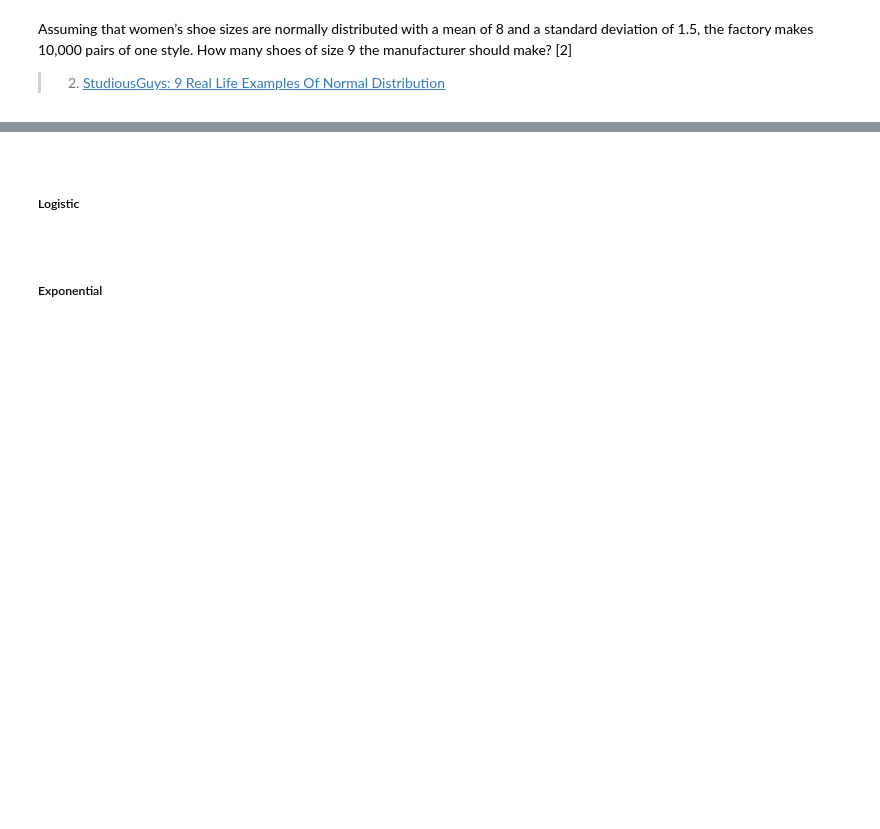
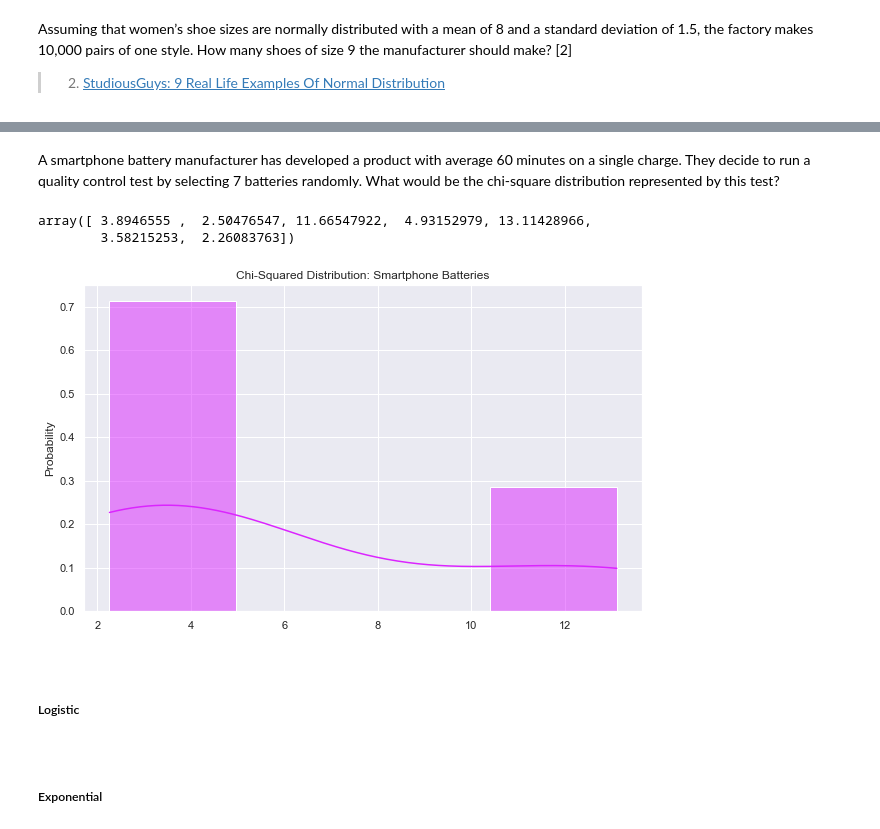
Before and after one commit to olgarozhdestvina/numpy.random, a Jupyter notebook: Numpy.random.ipynb, the cells around one changed output, grey strips where cells are left out. Saved outputs shown, nothing was run; the diff lists cells and outputs as text; code cells hidden in the pictures; blank space fills up the shorter version.

Commit message:
added chi-squared distribution with an example and plot, amended description of other distributions

```diff
--- a/Numpy.random.ipynb
+++ b/Numpy.random.ipynb
@@ -918,3 +935,33 @@ len(l)
+# %% [markdown]
+A smartphone battery manufacturer has developed a product with average 60 minutes on a single charge. They decide to run a quality control test by selecting 7 batteries randomly. What would be the chi-square distribution represented by this test?
+# %%
+# Number of samples.
+n = 7
+
+# The degrees of freedom n-1.
+df = 6
+
+# Draw samples.
+x = rng.chisquare(df, n)
+
+# Display the distribution.
+x
+# %% [output]
+array([ 3.8946555 ,  2.50476547, 11.66547922,  4.93152979, 13.11428966,
+        3.58215253,  2.26083763])
+# %%
+# Change colour scheme.
+sns.set_palette("cool_r")
+
+# Set the title and x label for the future plot.
+plt.title("Chi-Squared Distribution: Smartphone Batteries")
+
+sns.histplot(x, stat="probability", kde=True)
+
+# Show the plot.
+plt.show()
+# %% [output]
+[figure, added]
 # %% [markdown]
 <br>
 
```
Also changed, not shown: parts of 49 cells of this notebook.
